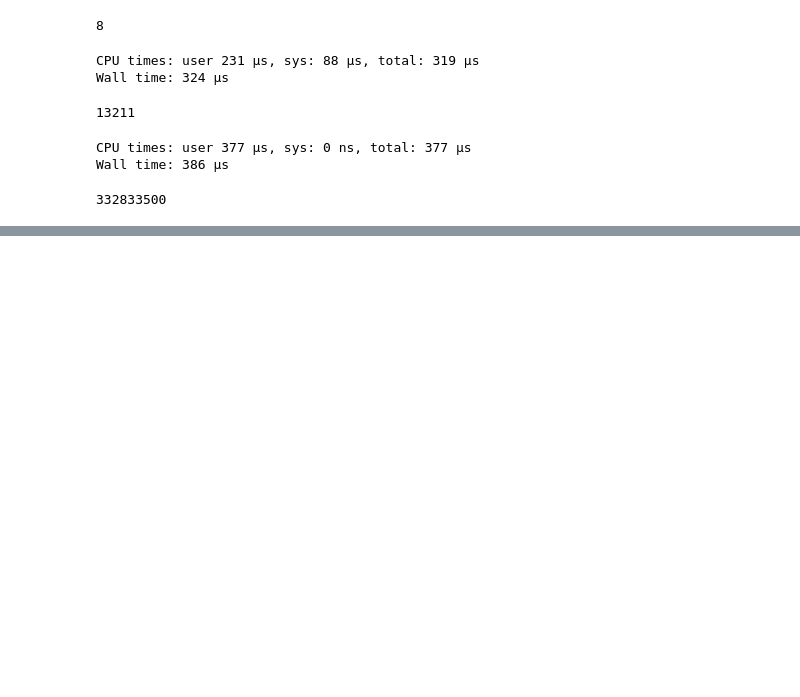
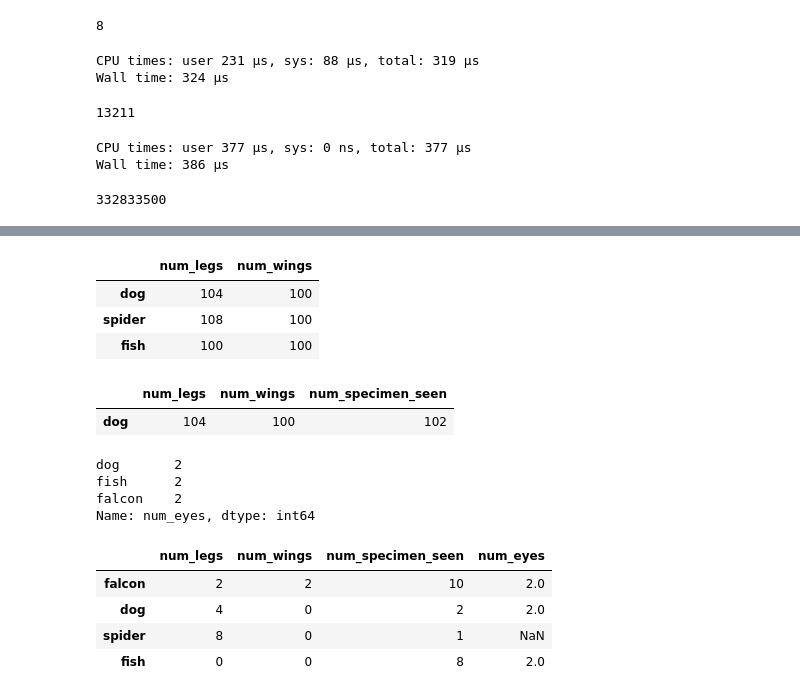
Before and after one commit to kryptoatom/jupyter-tutorial, a Jupyter notebook: tutorial.ipynb, the cells around one changed output, grey strips where cells are left out. Saved outputs shown, nothing was run; the diff lists cells and outputs as text; code cells hidden in the pictures; blank space fills up the shorter version.

```diff
--- a/tutorial.ipynb
+++ b/tutorial.ipynb
@@ -213,0 +401,34 @@ Wall time: 386 µs
+# %%
+# broadcasting operation
+
+df.loc['dog':'fish',['num_legs','num_wings']] + 100
+# %% [output]
+|  | num_legs | num_wings |
+| dog | 104 | 100 |
+| spider | 108 | 100 |
+| fish | 100 | 100 |
+# %%
+df.loc[(df['num_legs'] > 3) & (df['num_specimen_seen'] % 2 == 0)] + 100
+# %% [output]
+|  | num_legs | num_wings | num_specimen_seen |
+| dog | 104 | 100 | 102 |
+# %%
+# add new column
+
+eyes = pd.Series([2,2,2],name = 'num_eyes',index=['dog','fish','falcon'])
+eyes
+# %% [output]
+dog       2
+fish      2
+falcon    2
+Name: num_eyes, dtype: int64
+# %%
+df['num_eyes'] =  eyes
+# %%
+df
+# %% [output]
+|  | num_legs | num_wings | num_specimen_seen | num_eyes |
+| falcon | 2 | 2 | 10 | 2.0 |
+| dog | 4 | 0 | 2 | 2.0 |
+| spider | 8 | 0 | 1 | NaN |
+| fish | 0 | 0 | 8 | 2.0 |
```
Also changed, not shown: parts of 28 cells of this notebook.
